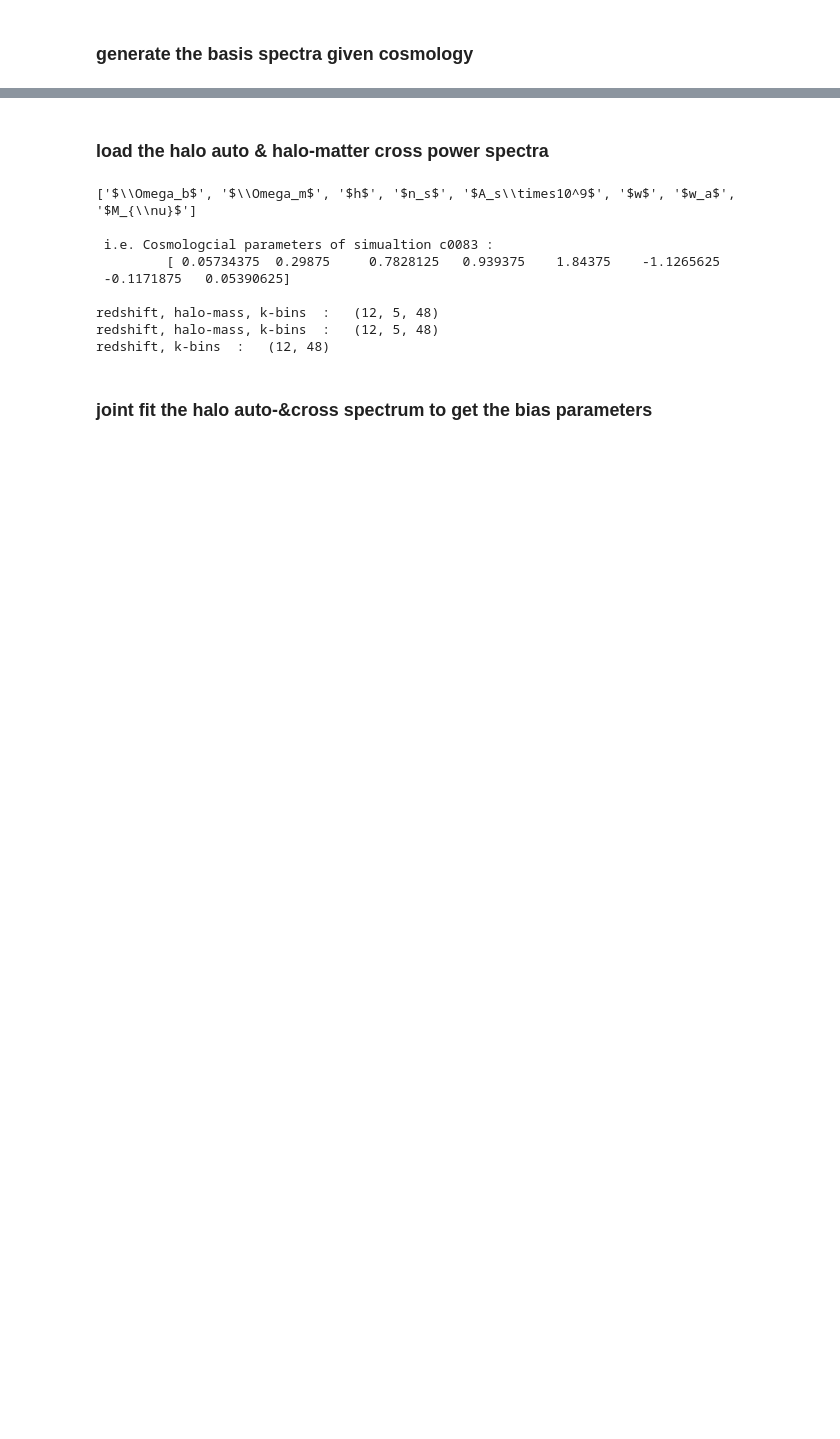
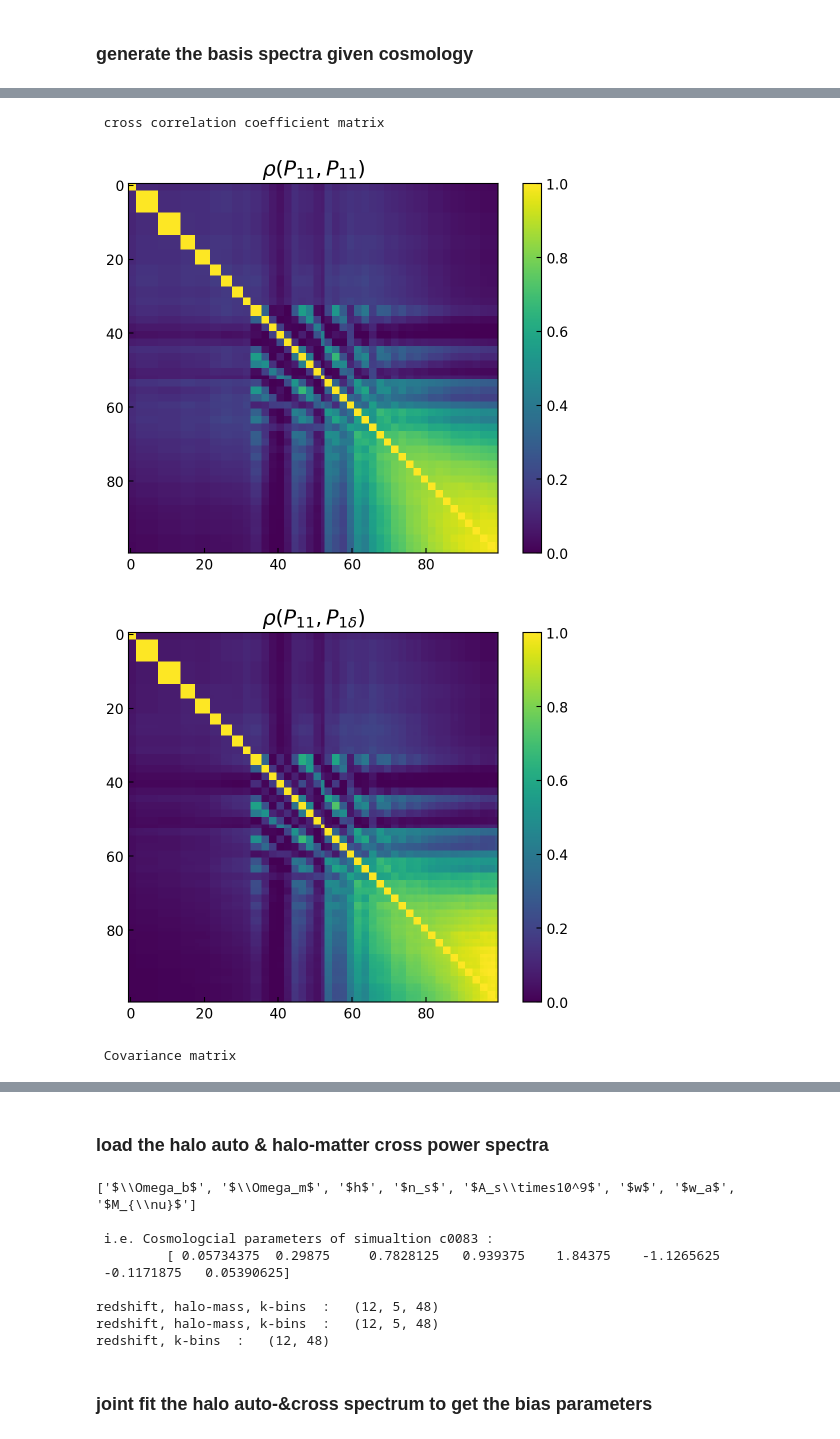
Before and after one commit to ShurenZhou1999/csstlab, a Jupyter notebook: demo/demo.ipynb, the cells around one changed output, grey strips where cells are left out. Drawn from its saved outputs; the diff is of its cells as text; code cells hidden in the pictures; blank space fills up the shorter version.

```diff
--- a/demo/demo.ipynb
+++ b/demo/demo.ipynb
@@ -82,0 +93,33 @@ plt.show()
+# %%
+def corrcoeff(mat):
+    idiag = mat.diagonal().copy()
+    idiag += 1e-15
+    return mat**2 /( idiag.reshape(-1, 1) *idiag.reshape(1, -1) )
+
+print("\n\n cross correlation coefficient matrix \n\n")
+for (i, j, m, n, title) in [
+    (0, 0, 0, 0, r"$\rho( P_{11}, P_{11})$"),
+    (0, 0, 0, 1, r"$\rho( P_{11}, P_{1\delta})$"),
+]:
+    plt.figure()
+    plt.imshow( corrcoeff(basisSpecErr[i, j, m, n]) , vmin=0, vmax=1, )
+    plt.title(title, fontsize=15, )
+    plt.colorbar()
+    plt.show()
+
+
+print("\n\n Covariance matrix \n\n")
+for (i, j, m, n, title) in [
+    (0, 0, 1, 1, r"$\rho( P_{11}, P_{\delta\delta})$"),
+    (1, 1, 2, 3, r"$\rho( P_{\delta\delta}, P_{\delta^2 s^2})$"),
+]:
+    plt.figure()
+    plt.imshow( basisSpecErr[i, j, m, n]  )
+    plt.title(title, fontsize=15, )
+    plt.colorbar()
+    plt.show()
+# %% [output]
+ cross correlation coefficient matrix
+[figure, added]
+[figure, added]
+ Covariance matrix
```
Also changed, not shown: parts of 11 cells of this notebook, 13 other files.
